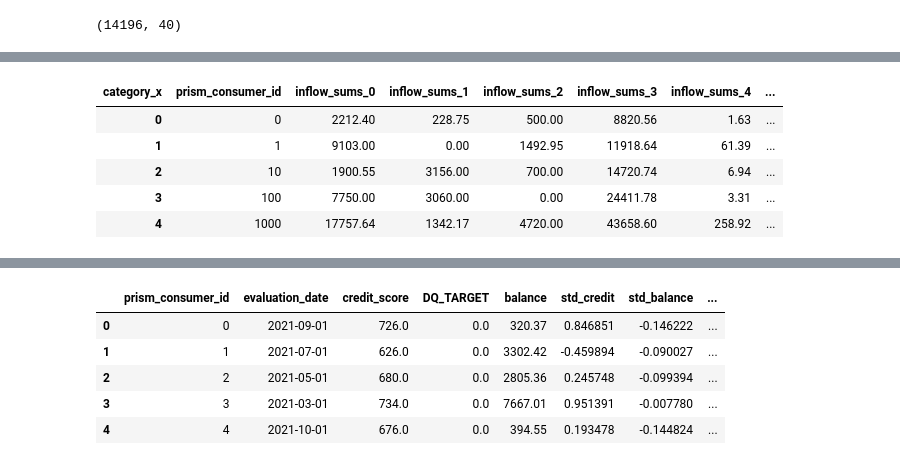
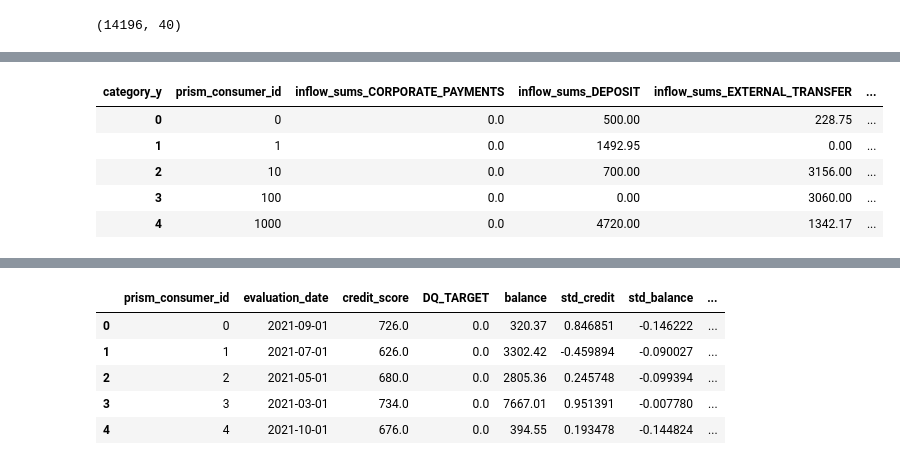
Before and after one commit to hillarychang/dsc180b-capstone-q2, a Jupyter notebook: src/notebooks/kevin_q2_eda.ipynb, the cells around one changed output, grey strips where cells are left out. Saved outputs shown, nothing was run; the diff lists cells and outputs as text; code cells hidden in the pictures.

```diff
--- a/src/notebooks/kevin_q2_eda.ipynb
+++ b/src/notebooks/kevin_q2_eda.ipynb
@@ -422,27 +561,27 @@ inflow_occurences.head()
 # %%
 # create features based on the sum of occurences in the transactions dataset
 inflow_sums = (
     transaction_categories[transaction_categories["credit_or_debit"] == "CREDIT"]
-    .groupby(["prism_consumer_id", "category_x"])['amount']
+    .groupby(["prism_consumer_id", "category_y"])['amount']
     .sum()  # Count number of unique occurrences
     .unstack(fill_value=0)  # Create one column per category_x
     .reset_index()
 )
 
 # name columns for clarity
 inflow_sums = inflow_sums.rename(
     columns=lambda col: f"inflow_sums_{col}"
     if col != "prism_consumer_id"
     else col
 )
 inflow_sums.head()
 # %% [output]
-| category_x | prism_consumer_id | inflow_sums_0 | inflow_sums_1 | inflow_sums_2 | inflow_sums_3 | inflow_sums_4 | ... |
-| 0 | 0 | 2212.40 | 228.75 | 500.00 | 8820.56 | 1.63 | ... |
-| 1 | 1 | 9103.00 | 0.00 | 1492.95 | 11918.64 | 61.39 | ... |
-| 2 | 10 | 1900.55 | 3156.00 | 700.00 | 14720.74 | 6.94 | ... |
-| 3 | 100 | 7750.00 | 3060.00 | 0.00 | 24411.78 | 3.31 | ... |
-| 4 | 1000 | 17757.64 | 1342.17 | 4720.00 | 43658.60 | 258.92 | ... |
+| category_y | prism_consumer_id | inflow_sums_CORPORATE_PAYMENTS | inflow_sums_DEPOSIT | inflow_sums_EXTERNAL_TRANSFER | ... |
+| 0 | 0 | 0.0 | 500.00 | 228.75 | ... |
+| 1 | 1 | 0.0 | 1492.95 | 0.00 | ... |
+| 2 | 10 | 0.0 | 700.00 | 3156.00 | ... |
+| 3 | 100 | 0.0 | 0.00 | 3060.00 | ... |
+| 4 | 1000 | 0.0 | 4720.00 | 1342.17 | ... |
 # %%
 features = outflow_occurences.merge(outflow_sums, how = "left", on = "prism_consumer_id").merge(inflow_occurences, how = "left", on = "prism_consumer_id").merge(inflow_sums, how = "left", on = "prism_consumer_id")
 features.head()
```
Also changed, not shown: parts of 14 cells of this notebook.
